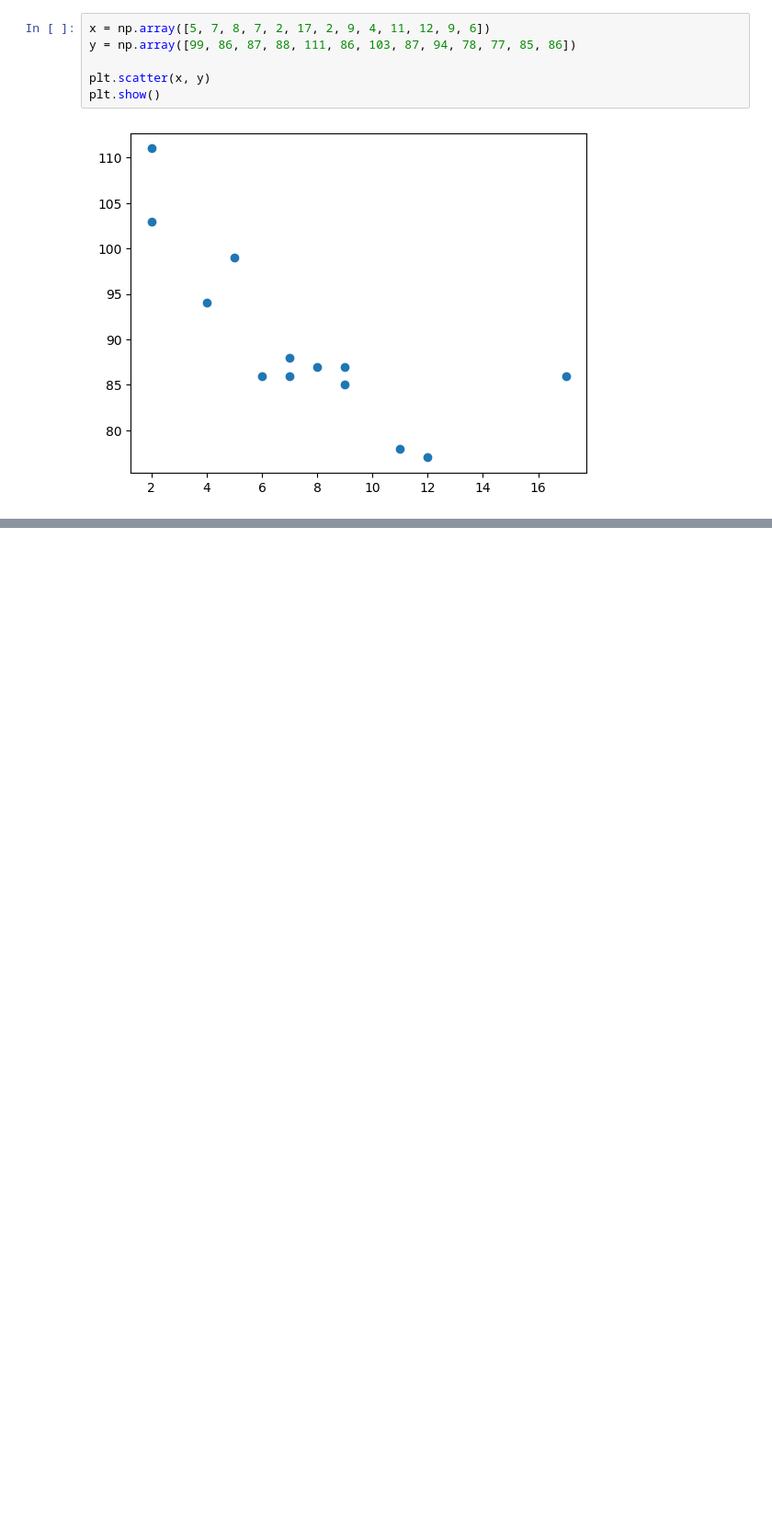
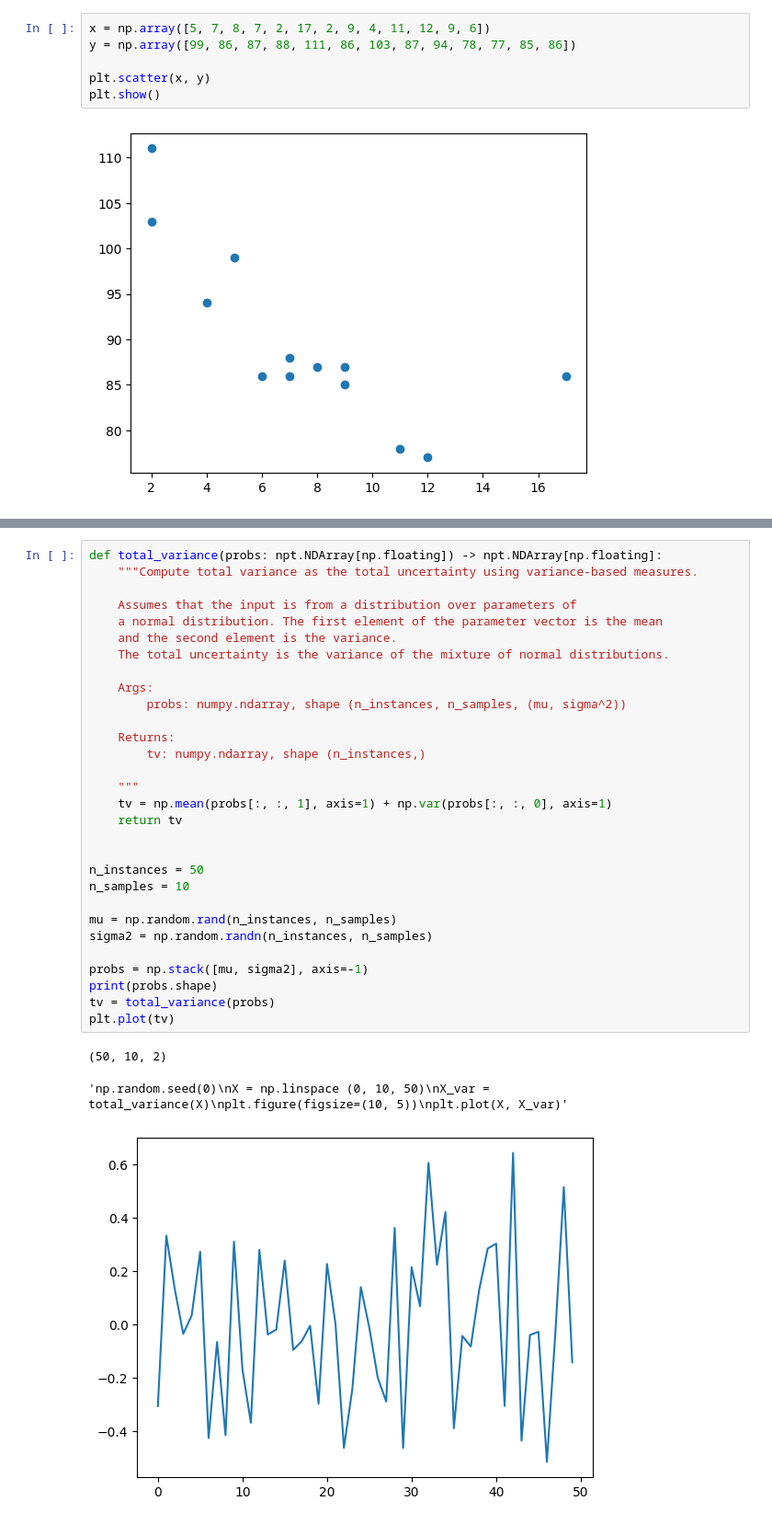
Before and after one commit to celiniebienie/probly, a Jupyter notebook: notebooks/examples/first_matplotlib_experiments.ipynb, the cells around one changed output, grey strips where cells are left out. Shown at 92% size. Saved outputs shown, nothing was run; the diff lists cells and outputs as text; blank space fills up the shorter version.

```diff
--- a/notebooks/examples/first_matplotlib_experiments.ipynb
+++ b/notebooks/examples/first_matplotlib_experiments.ipynb
@@ -75,0 +141,34 @@ plt.show()
+# %%
+def total_variance(probs: npt.NDArray[np.floating]) -> npt.NDArray[np.floating]:
+    """Compute total variance as the total uncertainty using variance-based measures.
+
+    Assumes that the input is from a distribution over parameters of
+    a normal distribution. The first element of the parameter vector is the mean
+    and the second element is the variance.
+    The total uncertainty is the variance of the mixture of normal distributions.
+
+    Args:
+        probs: numpy.ndarray, shape (n_instances, n_samples, (mu, sigma^2))
+
+    Returns:
+        tv: numpy.ndarray, shape (n_instances,)
+
+    """
+    tv = np.mean(probs[:, :, 1], axis=1) + np.var(probs[:, :, 0], axis=1)
+    return tv
+
+
+n_instances = 50
+n_samples = 10
+
+mu = np.random.rand(n_instances, n_samples)
+sigma2 = np.random.randn(n_instances, n_samples)
+
+probs = np.stack([mu, sigma2], axis=-1)
+print(probs.shape)
+tv = total_variance(probs)
+plt.plot(tv)
+# %% [output]
+(50, 10, 2)
+'np.random.seed(0)\nX = np.linspace (0, 10, 50)\nX_var = total_variance(X)\nplt.figure(figsize=(10, 5))\nplt.plot(X, X_var)'
+[figure, added]
```
Also changed, not shown: parts of 3 cells of this notebook.
